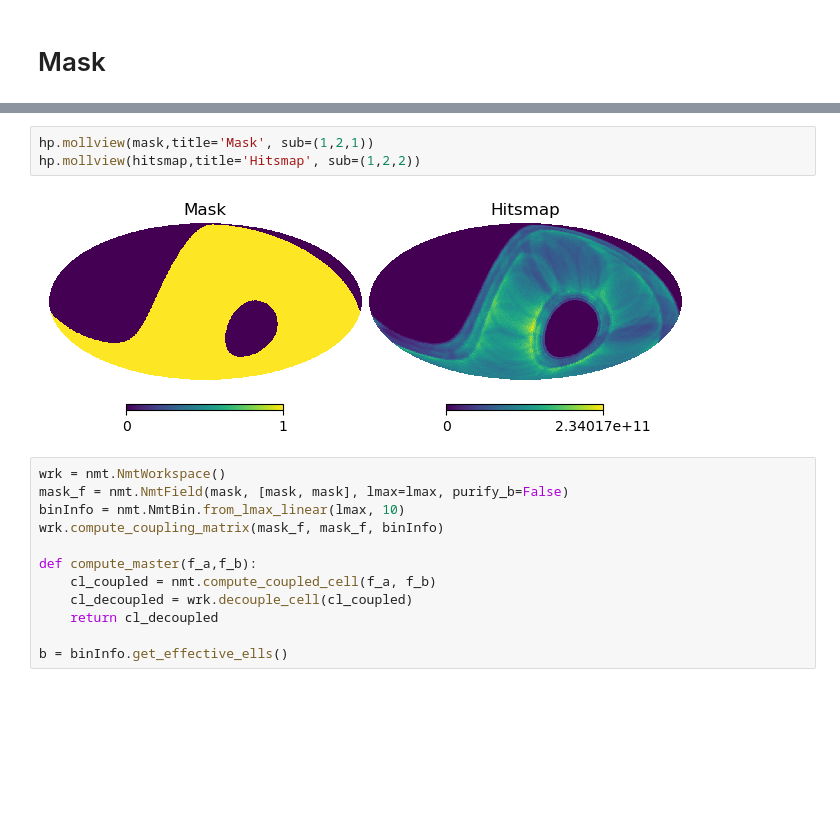
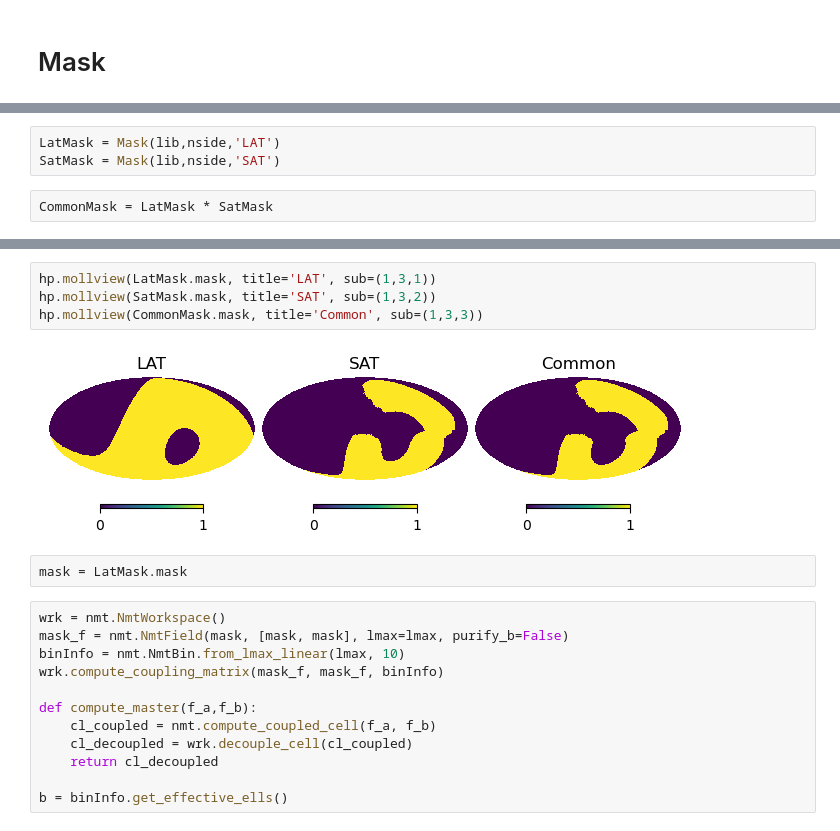
Before and after one commit to antolonappan/solat_cb, a Jupyter notebook: notebooks/signal.ipynb, the cells around one changed output, grey strips where cells are left out. Drawn from its saved outputs; the diff is of its cells as text; blank space fills up the shorter version.

Commit message:
New Mask, removed hitsmap
Signed-off-by: Anto Idicherian Lonappan <antolonappan@icloud.com>

```diff
--- a/notebooks/signal.ipynb
+++ b/notebooks/signal.ipynb
@@ -61,0 +58,5 @@ hitsmap = msk.get_mask(nhits=True)
+# %%
+LatMask = Mask(lib,nside,'LAT')
+SatMask = Mask(lib,nside,'SAT')
+# %%
+CommonMask = LatMask * SatMask
@@ -62,8 +71,11 @@ hitsmap = msk.get_mask(nhits=True)
 # %%
-hp.mollview(mask,title='Mask', sub=(1,2,1))
-hp.mollview(hitsmap,title='Hitsmap', sub=(1,2,2))
+hp.mollview(LatMask.mask, title='LAT', sub=(1,3,1))
+hp.mollview(SatMask.mask, title='SAT', sub=(1,3,2))
+hp.mollview(CommonMask.mask, title='Common', sub=(1,3,3))
 # %% [output]
-[figure, old version]
+[figure, new version]
+# %%
+mask = LatMask.mask
 # %%
 wrk = nmt.NmtWorkspace()
 mask_f = nmt.NmtField(mask, [mask, mask], lmax=lmax, purify_b=False)
```
Also changed, not shown: parts of 19 cells of this notebook, 2 other files.
